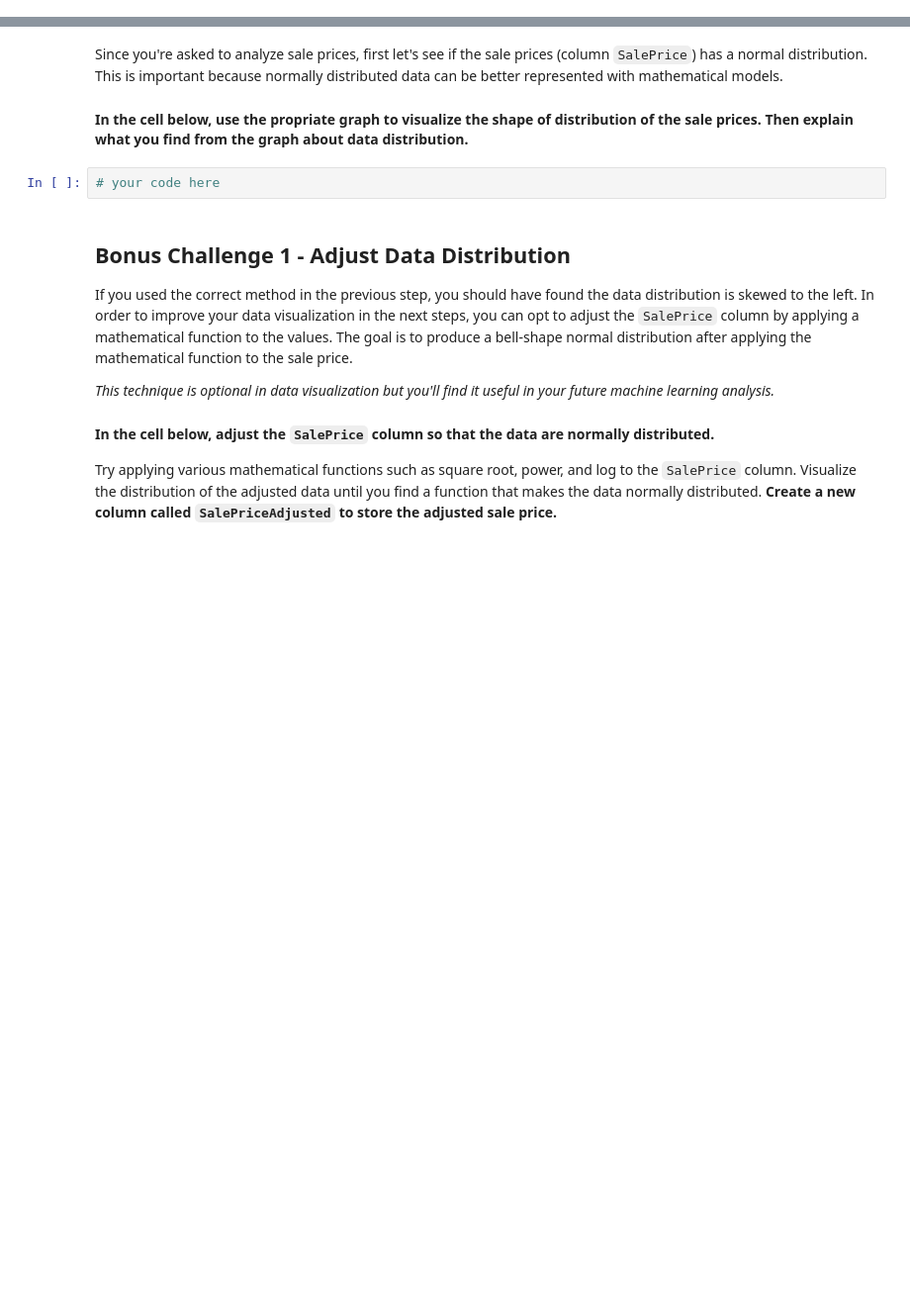
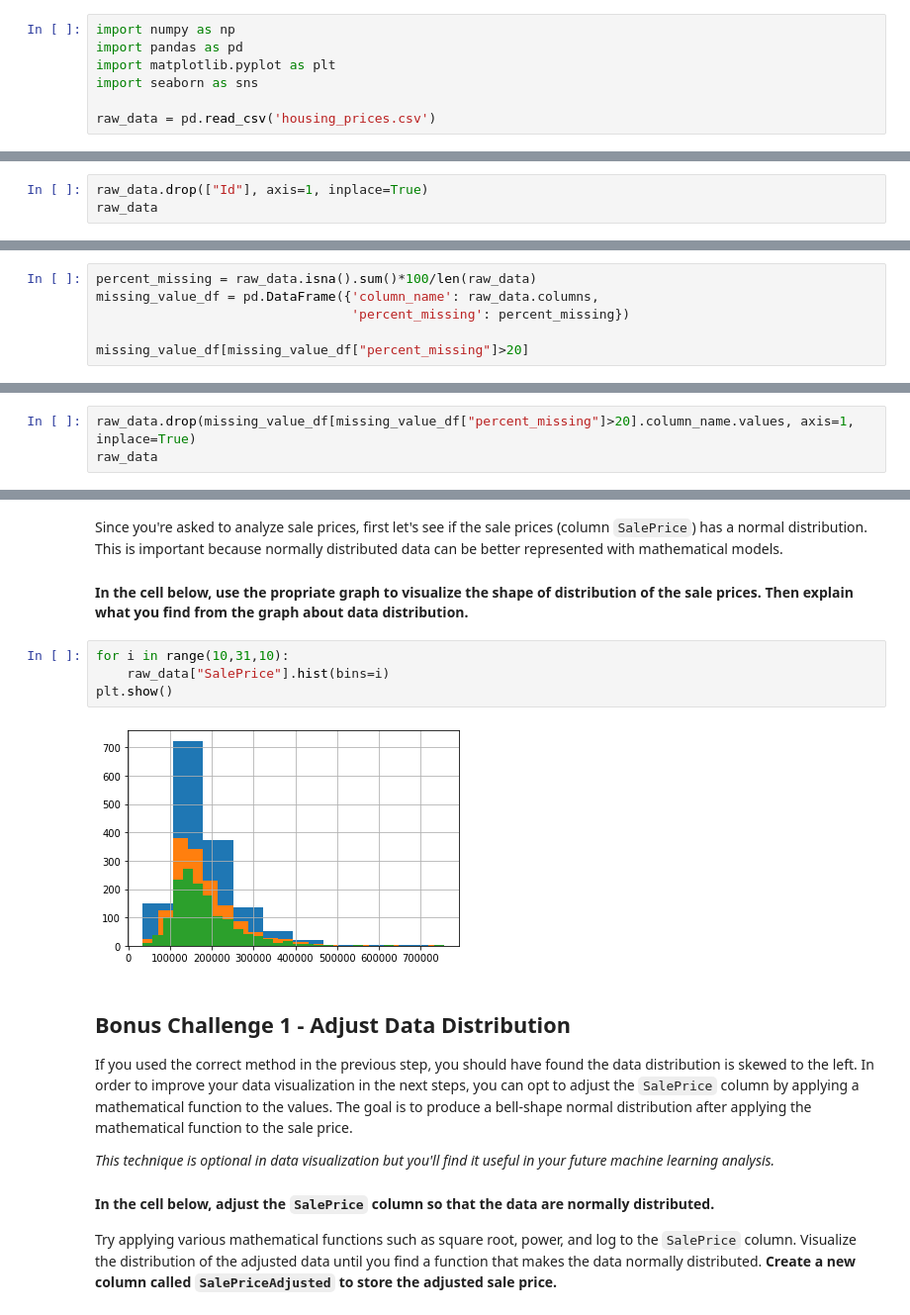
Before and after one commit to ta-data-bcn/lab-storytelling-data-visualization, a Jupyter notebook: your-code/main.ipynb, the cells around one changed output, grey strips where cells are left out. Shown at 99% size. Cells and saved outputs as stored; diff of their text form; blank space fills up the shorter version.

```diff
--- a/your-code/main.ipynb
+++ b/your-code/main.ipynb
@@ -17,2 +15,9 @@ After receiving the data and clarifying your objectives with your boss, you will
+# %%
+import numpy as np
+import pandas as pd
+import matplotlib.pyplot as plt
+import seaborn as sns
+
+raw_data = pd.read_csv('housing_prices.csv')
 # %% [markdown]
 #### As a routine before analyzing a dataset, print the first few rows of the dataset
@@ -26,0 +38,3 @@ You find the dataset has 81 columns which are a lot.
+# %%
+raw_data.drop(["Id"], axis=1, inplace=True)
+raw_data
@@ -38,0 +65,6 @@ Make a table containing the column name and the percentage of missing values. Pr
+# %%
+percent_missing = raw_data.isna().sum()*100/len(raw_data)
+missing_value_df = pd.DataFrame({'column_name': raw_data.columns,
+                                 'percent_missing': percent_missing})
+
+missing_value_df[missing_value_df["percent_missing"]>20]
@@ -44,0 +82,3 @@ After dropping, check the shape of your dataframes. You should have 75 columns n
+# %%
+raw_data.drop(missing_value_df[missing_value_df["percent_missing"]>20].column_name.values, axis=1, inplace=True)
+raw_data
@@ -46,8 +100,12 @@ After dropping, check the shape of your dataframes. You should have 75 columns n
 Since you're asked to analyze sale prices, first let's see if the sale prices (column `SalePrice`) has a normal distribution. This is important because normally distributed data can be better represented with mathematical models.
 
 #### In the cell below, use the propriate graph to visualize the shape of distribution of the sale prices. Then explain what you find from the graph about data distribution.
-# %%
-# your code here
+# %%
+for i in range(10,31,10):
+    raw_data["SalePrice"].hist(bins=i)
+plt.show()
+# %% [output]
+[figure, added]
 # %% [markdown]
 ## Bonus Challenge 1 - Adjust Data Distribution
 
```
Also changed, not shown: parts of 27 cells of this notebook.
